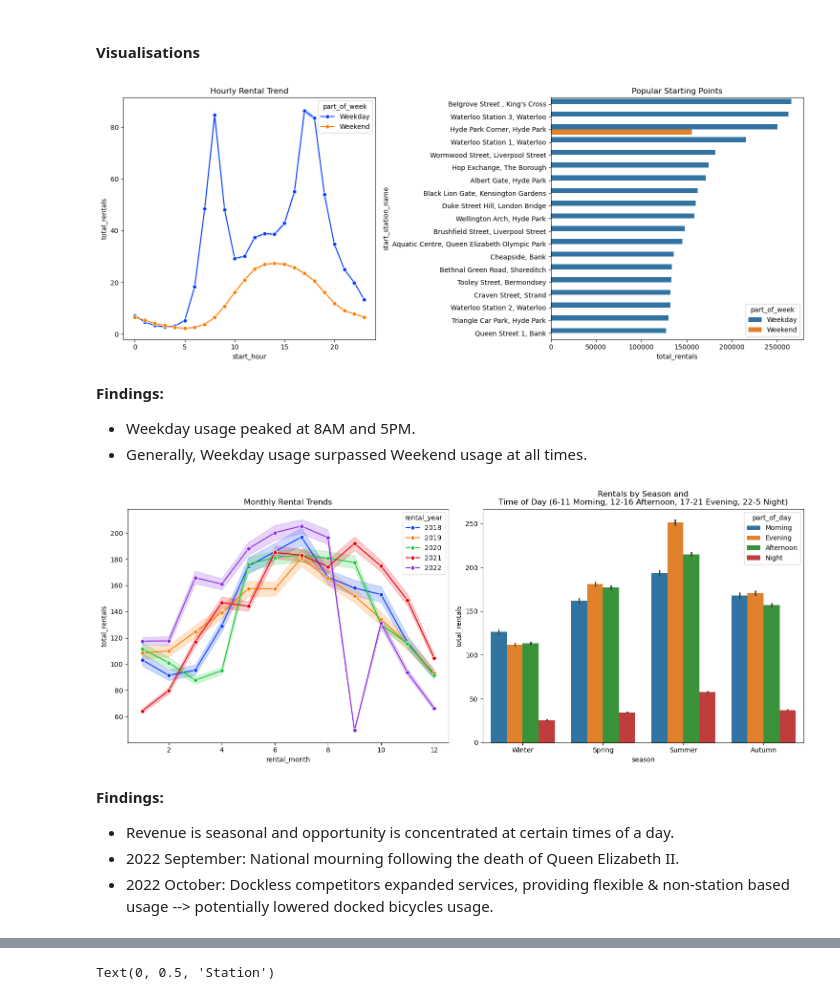
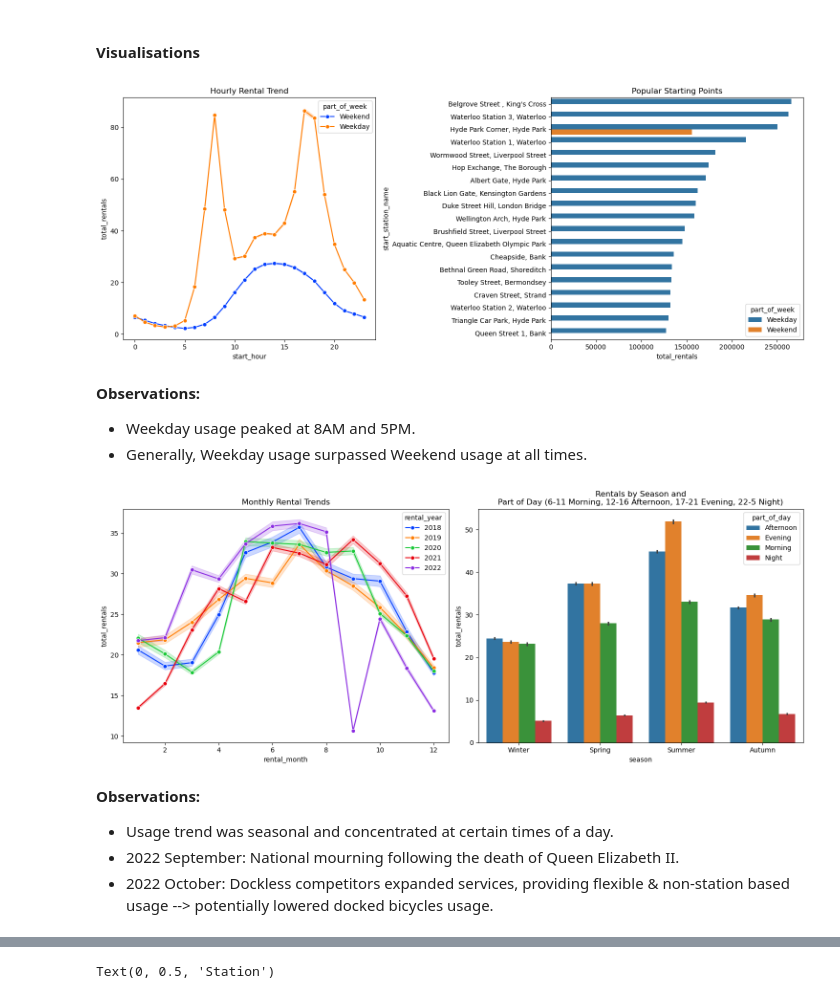
Before and after one commit to morinousagi/elt-dbt-gx-londonbike, a Jupyter notebook: eda_london_bicycles.ipynb, the cells around one changed output, grey strips where cells are left out. Saved outputs shown, nothing was run; the diff lists cells and outputs as text; code cells hidden in the pictures.

```diff
--- a/eda_london_bicycles.ipynb
+++ b/eda_london_bicycles.ipynb
@@ -134,13 +129,13 @@ df_station.describe(include='all')
 #### Visualisations
 # %%
 # Look into the latest 5 years of data (last data point at Jan'23)
-filtered_df = df_rental[(df_rental['rental_year']>=2018) & (df_rental['rental_year'] <= 2022)]
-grouped_df = filtered_df.groupby(['start_station_name', 'part_of_week']).sum('total_rentals').sort_values(by='total_rentals', ascending=False).head(20)
+# When not filtered by sql: filtered_df = df_rental[(df_rental['rental_year']>=2018) & (df_rental['rental_year'] <= 2022)]
+grouped_df = df_rental.groupby(['start_station_name', 'part_of_week']).sum('total_rentals').sort_values(by='total_rentals', ascending=False).head(20)
 
 fig, axes = plt.subplots(1, 2, figsize=(15, 6))
 
 # Hourly rental trend
-sns.lineplot(data=filtered_df, x='start_hour', y='total_rentals', hue='part_of_week',
+sns.lineplot(data=df_rental, x='start_hour', y='total_rentals', hue='part_of_week',
              palette='bright', marker='o', ax=axes[0])
 axes[0].set_title('Hourly Rental Trend')
 
@@ -151,32 +146,29 @@ axes[1].set_title('Popular Starting Points')
 plt.tight_layout()
 plt.show()
 # %% [output]
-[figure, old version]
+[figure, new version]
 # %% [markdown]
-**Findings:**
+**Observations:**
 - Weekday usage peaked at 8AM and 5PM.
 - Generally, Weekday usage surpassed Weekend usage at all times.
 # %%
-# Look into the latest 5 years of data
-# filtered_df = df_rental[(df_rental['rental_year']>=2018) & (df_rental['rental_year'] <= 2022)]
-
 fig, axes = plt.subplots(1, 2, figsize=(15, 6))
 
 # Monthly rental trends by year
-sns.lineplot(data=filtered_df, x='rental_month', y='total_rentals', hue='rental_year',
+sns.lineplot(data=df_rental, x='rental_month', y='total_rentals', hue='rental_year',
              palette='bright', legend='full', marker='o', ax=axes[0])
 axes[0].set_title('Monthly Rental Trends')
 
-# Rentals by Season and Time of Day
+# Rentals by Season and Part of Day
 sns.barplot(data=df_rental, x='season', y='total_rentals', hue='part_of_day', ax=axes[1])
-axes[1].set_title('Rentals by Season and\nTime of Day (6-11 Morning, 12-16 Afternoon, 17-21 Evening, 22-5 Night)')
+axes[1].set_title('Rentals by Season and\nPart of Day (6-11 Morning, 12-16 Afternoon, 17-21 Evening, 22-5 Night)')
 
-plt.tight_layout() # Prevents overlapping labels
+plt.tight_layout()
 plt.show()
 # %% [output]
-[figure, old version]
+[figure, new version]
 # %% [markdown]
-**Findings:**
-- Revenue is seasonal and opportunity is concentrated at certain times of a day.
+**Observations:**
+- Usage trend was seasonal and concentrated at certain times of a day.
 - 2022 September: National mourning following the death of Queen Elizabeth II.
 - 2022 October: Dockless competitors expanded services, providing flexible & non-station based usage --> potentially lowered docked bicycles usage.
```
Also changed, not shown: parts of 10 cells of this notebook.
